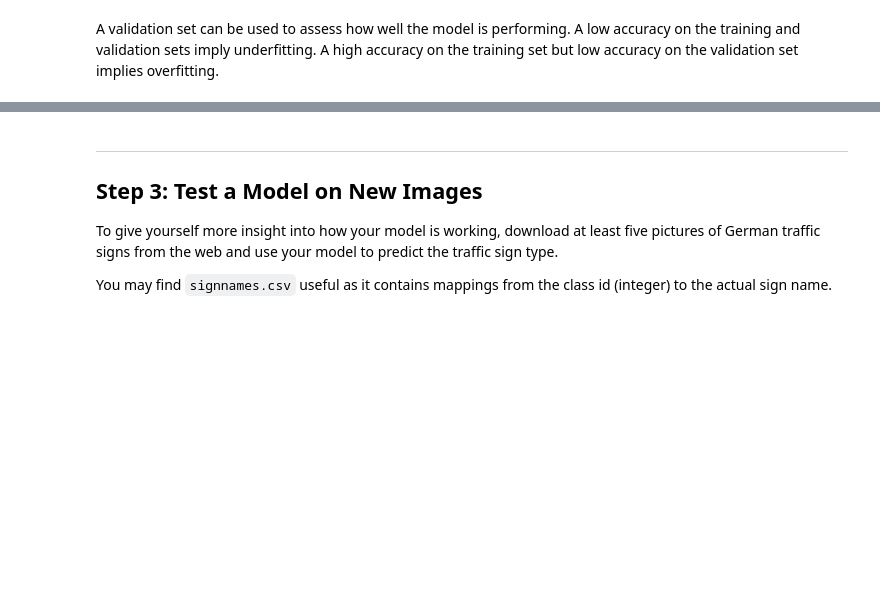
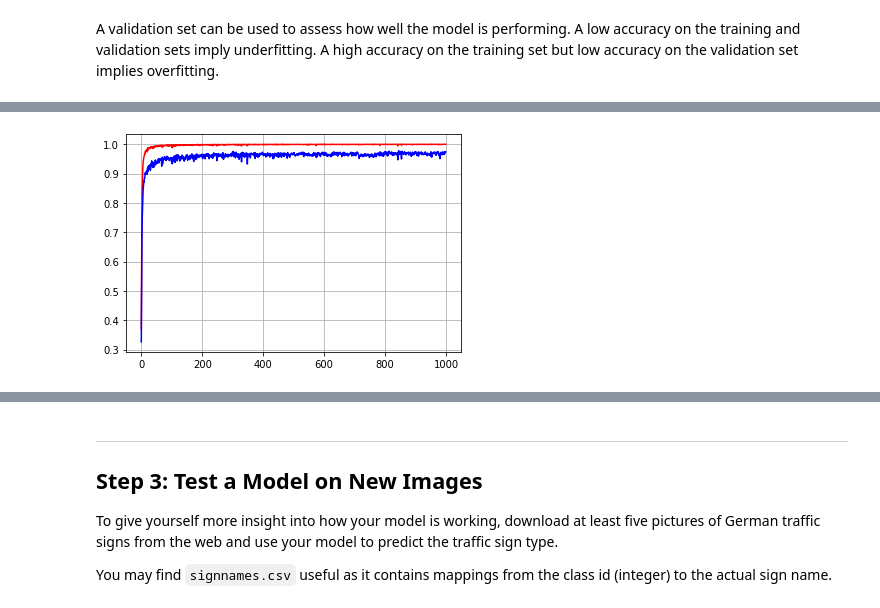
Before and after one commit to dengjianbo3/Self_driving_projects, a Jupyter notebook: P3-Traffic-Sign-Classifier/Traffic_Sign_Classifier.ipynb, the cells around one changed output, grey strips where cells are left out. Drawn from its saved outputs; the diff is of its cells as text; code cells hidden in the pictures; blank space fills up the shorter version.

```diff
--- a/P3-Traffic-Sign-Classifier/Traffic_Sign_Classifier.ipynb
+++ b/P3-Traffic-Sign-Classifier/Traffic_Sign_Classifier.ipynb
@@ -183,12 +184,17 @@ x_train = (X_train - 128.)/128.
 # %% [markdown]
 ### Model Architecture
 # %%
-def conv_layer(input_x, filter_shape, strides=[1,1,1,1],  pool_size=[1,2,2,1], pool_strides=[1,2,2,1], padding='SAME' , pool_pad='VALID', bn=False):
+def conv_layer(layer_name ,input_x, filter_shape, strides=[1,1,1,1],  pool_size=[1,2,2,1],
+               pool_strides=[1,2,2,1], padding='SAME' , pool_pad='VALID', bn=False,  dropout=False, dropout_rate=0.7):
     mu = 0
     sigma = 0.1
-    conv_W = tf.Variable(tf.truncated_normal(shape=filter_shape, mean=mu, stddev=sigma))
+    #xavier initialization -- glorot initializer
+    conv_W = tf.get_variable(name=layer_name + 'W', shape=filter_shape, initializer=tf.contrib.layers
+                            .xavier_initializer())
     conv_b = tf.Variable(tf.zeros(int(filter_shape[-1])))
     conv = tf.nn.conv2d(input_x,  conv_W, strides=strides, padding=padding) + conv_b
+    if dropout:
+        conv = tf.nn.dropout(conv, dropout_rate)
     if bn:
         conv = tf.layers.batch_normalization(conv)
     conv = tf.nn.relu(conv)
@@ -201,32 +207,34 @@ def model(x):
     mu = 0
     sigma = 0.1
     batch_normalization=True
+    dropout = False
 
-    conv1 = conv_layer(x, (3,3,3,32), bn=batch_normalization)
+    conv1 = conv_layer('conv1', x, [3,3,3,16], bn=batch_normalization, dropout=dropout)
 
-    conv2 = conv_layer(conv1, (5,5,32,64), bn=batch_normalization)
+    conv2 = conv_layer('conv2', conv1, [5,5,16,32], bn=batch_normalization, dropout=dropout)
 
-    conv3 = conv_layer(conv2, (5,5,64,128), bn=batch_normalization)
+    conv3 = conv_layer('conv3', conv2, [3,3,32,64], bn=batch_normalization, dropout=dropout)
 
-    #flatten， input shape is 4x4x128, output is 2048
     f0 = flatten(conv3)
 
     #fully conective layer
-    f1_W = tf.Variable(tf.truncated_normal(shape=(2048,128), mean=mu, stddev=sigma))
+    #f1_W = tf.Variable(tf.truncated_normal(shape=(2048,64), mean=mu, stddev=sigma))
+    f1_W = tf.get_variable('dense1', shape=[1024,128], initializer=tf.contrib.layers.xavier_initializer())
     f1_b = tf.Variable(tf.zeros(128))
     f1 = tf.matmul(f0, f1_W)+f1_b
+    f1 = tf.nn.dropout(f1, 0.7)
     f1 = tf.nn.relu(f1)
-    if not batch_normalization:
-        f1 = tf.nn.dropout(f1, 0.5)
 
-    f2_W = tf.Variable(tf.truncated_normal(shape=(128,64), mean=mu, stddev=sigma))
+    #f2_W = tf.Variable(tf.truncated_normal(shape=(64,64), mean=mu, stddev=sigma))
+    f2_W = tf.get_variable('dense2', shape=[128,64], initializer=tf.contrib.layers.xavier_initializer())
     f2_b = tf.Variable(tf.zeros(64))
     f2 = tf.matmul(f1, f2_W)+f2_b
+    f2 = tf.nn.dropout(f2, 0.7)
     f2 = tf.nn.relu(f2)
-    if not batch_normalization:
-        f2 = tf.nn.dropout(f2, 0.5)
 
-    logit_W = tf.Variable(tf.truncated_normal(shape=(64, 43), mean=mu, stddev=sigma))
+
+    #logit_W = tf.Variable(tf.truncated_normal(shape=(64, 43), mean=mu, stddev=sigma))
+    logit_W = tf.get_variable('logit', shape=[64,43], initializer=tf.contrib.layers.xavier_initializer())
     logit_b = tf.Variable(tf.zeros(43))
     logit = tf.matmul(f2, logit_W)+logit_b
 
@@ -242,16 +250,16 @@ sets imply underfitting. A high accuracy on the training set but low accuracy on
 ### Once a final model architecture is selected,
 ### the accuracy on the test set should be calculated and reported as well.
 ### Feel free to use as many code cells as needed.
-x_train, y_train = shuffle(X_train, y_train, random_state=123)
+x_train, y_train = shuffle(X_train, y_train)
 
 EPOCHS = 1000
-BATCH_SIZE = 128
+BATCH_SIZE = 64
 
 x = tf.placeholder(tf.float32, (None, 32,32,3))
 y = tf.placeholder(tf.int32, (None))
 one_hot_y = tf.one_hot(y, 43)
 # %%
-lr = 1e-3
+lr = 0.0005
 
 logit = model(x)
 cross_entropy = tf.nn.softmax_cross_entropy_with_logits(labels = one_hot_y, logits = logit)
@@ -278,7 +306,7 @@ import time
 train_history = []
 valid_history = []
 gen=False
-steps_per_epoch = 500
+steps_per_epoch = 1000
 
 with tf.Session() as sess:
     sess.run(tf.global_variables_initializer())
@@ -312,7 +340,7 @@ with tf.Session() as sess:
 
 
 
-    saver.save(sess, './model')
+    saver.save(sess, './20190718_model.ckpt')
     print("Model saved")
 
 plt.plot(train_history, color='r')
@@ -341,3 +369,4 @@ EPOCH : 304,  Training accuracy : 0.998,  Validation accuracy : 0.951,  using :
+[figure, added]
 # %%
 #testing
 with tf.Session() as sess:
```
Also changed, not shown: parts of 14 cells of this notebook.
